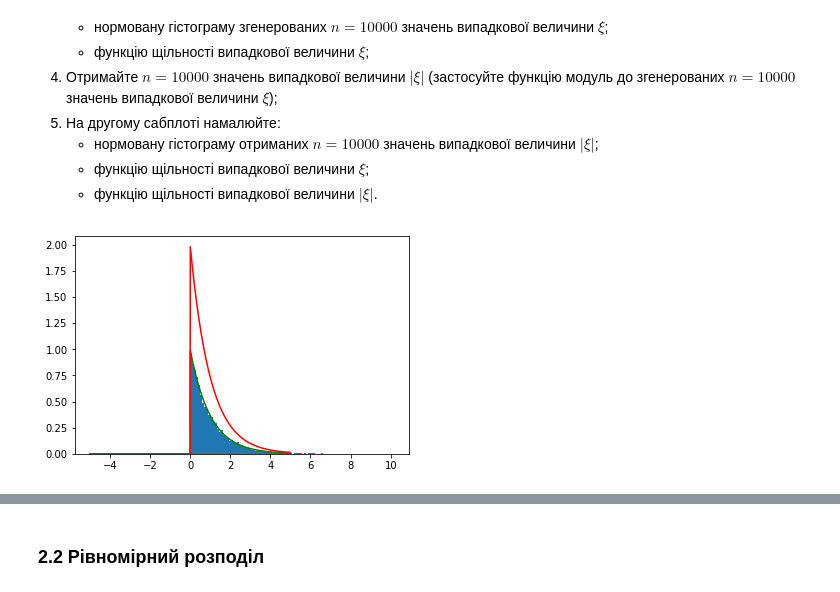
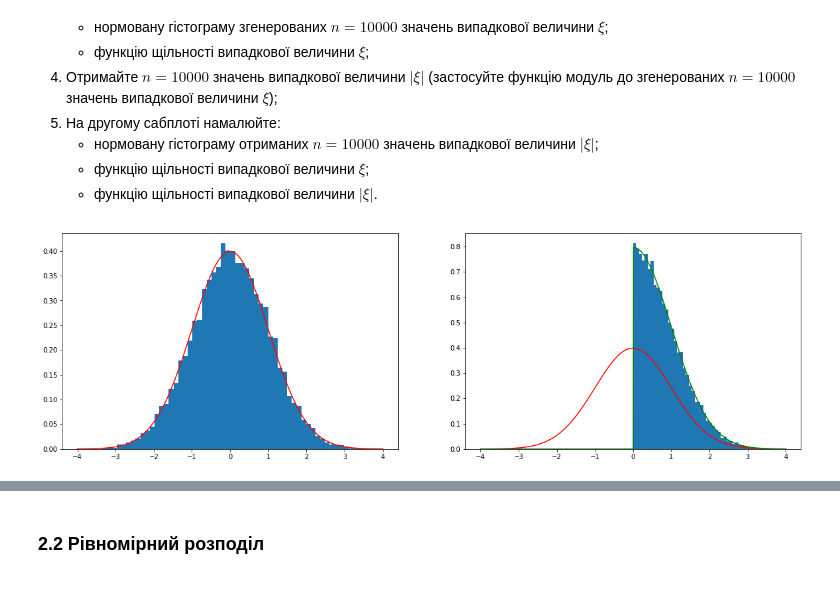
Before and after one commit to mikke-172/probability_homework7, a Jupyter notebook: Лабораторне заняття 7.ipynb, the cells around one changed output, grey strips where cells are left out. Cells and saved outputs as stored; diff of their text form; code cells hidden in the pictures.

```diff
--- a/Лабораторне заняття 7.ipynb
+++ b/Лабораторне заняття 7.ipynb
@@ -161,21 +159,24 @@ plt.show()
    - функцію щільності випадкової величини $|\xi|$.
 # %%
 # Місце для Вашого коду
-xi=expon()
+from scipy.stats import norm
+xi=norm()
 #eta=uniform()
 
 
 
-x=np.arange(-5, 5+0.01, 0.01)
+x=np.arange(-4, 4+0.01, 0.01)
 y=xi.pdf(x)
-xi_rvs=xi.rvs(10000)
-f_xi_rvs=np.abs(xi_rvs)
-plt.hist(f_xi_rvs, normed=True, bins='auto')
+rvs=xi.rvs(10000)
+fig, axs=plt.subplots(1, 2, figsize=(20, 6))
+axs[0].hist(rvs, normed=True, bins='auto')#axs[0].hist(rvs, dencity=True, bins='auto')
+axs[0].plot(x, y, 'r')
+f_rvs=np.abs(rvs)
 def f(x):
     return[0 if el<0 else 2*xi.pdf(el) for el in x]
-plt.plot(x, y, 'g')
-plt.plot(x, f(x), 'r')
-
+axs[1].hist(f_rvs, normed=True, bins='auto')#axs[0].hist(rvs, dencity=True, bins='auto')
+axs[1].plot(x, y, 'r')
+axs[1].plot(x, f(x), 'g')
 plt.show()
 # %% [output]
-[figure, old version]
+[figure, new version]
```
Also changed, not shown: parts of 12 cells of this notebook.
